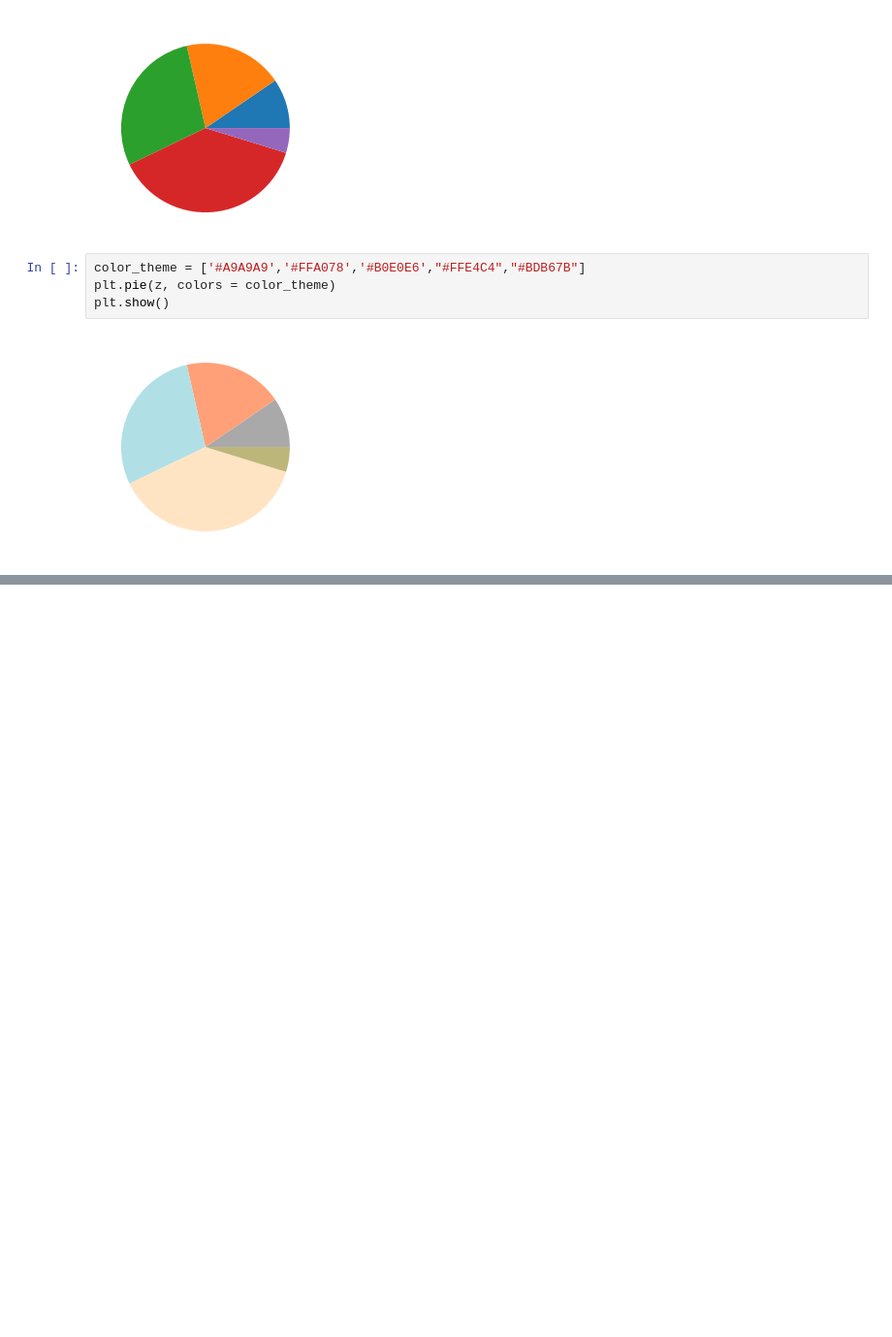
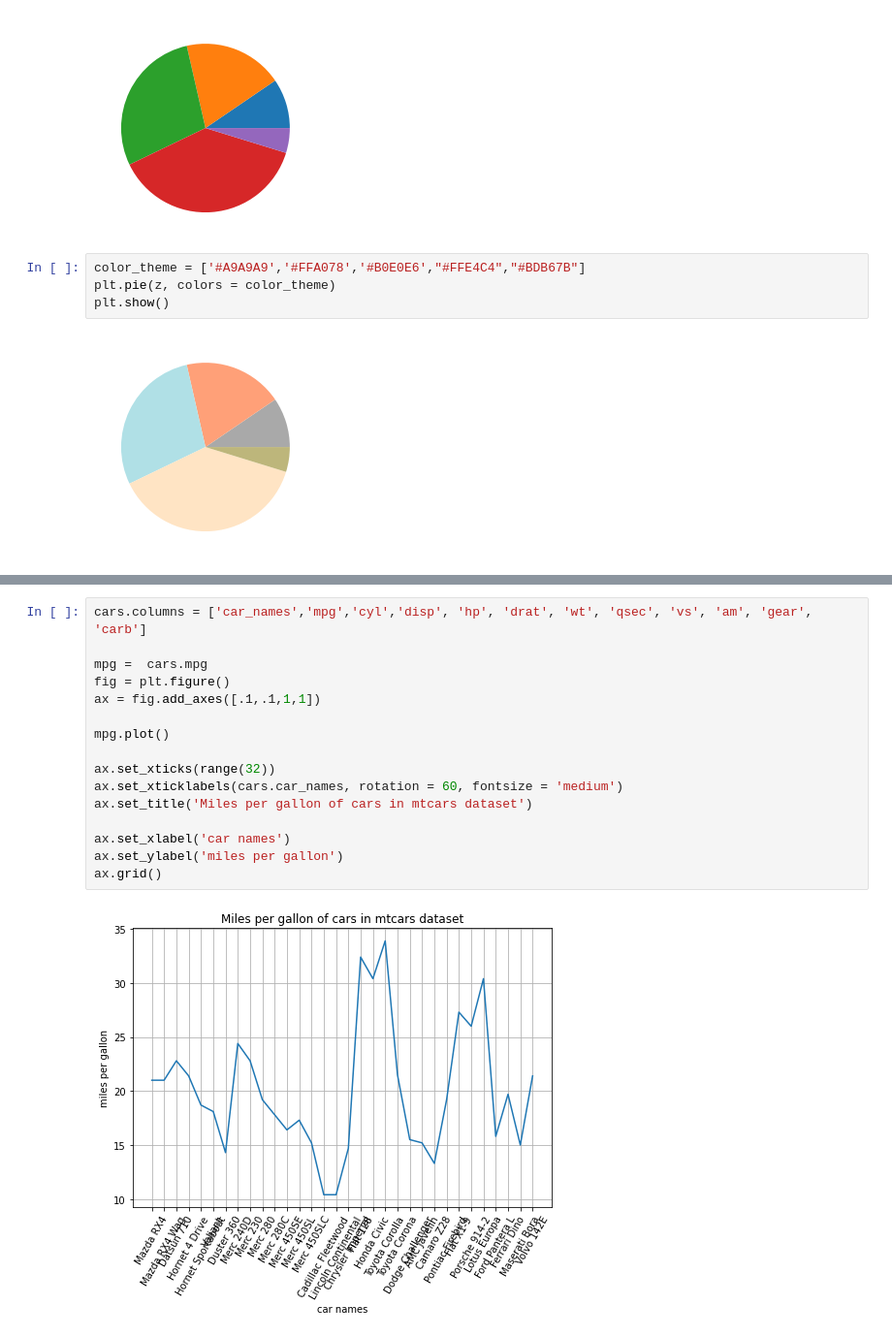
Before and after one commit to adry402/probando_boruta, a Jupyter notebook: graficas.ipynb, the cells around one changed output, grey strips where cells are left out. Shown at 97% size. Drawn from its saved outputs; the diff is of its cells as text; blank space fills up the shorter version.

```diff
--- a/graficas.ipynb
+++ b/graficas.ipynb
@@ -132,0 +158,18 @@ plt.plot(x1, y1, marker = '+', mew= 15)
+# %%
+cars.columns = ['car_names','mpg','cyl','disp', 'hp', 'drat', 'wt', 'qsec', 'vs', 'am', 'gear', 'carb']
+
+mpg =  cars.mpg
+fig = plt.figure()
+ax = fig.add_axes([.1,.1,1,1])
+
+mpg.plot()
+
+ax.set_xticks(range(32))
+ax.set_xticklabels(cars.car_names, rotation = 60, fontsize = 'medium')
+ax.set_title('Miles per gallon of cars in mtcars dataset')
+
+ax.set_xlabel('car names')
+ax.set_ylabel('miles per gallon')
+ax.grid()
+# %% [output]
+[figure, added]
```
Also changed, not shown: parts of 21 cells of this notebook, 1 other file.
